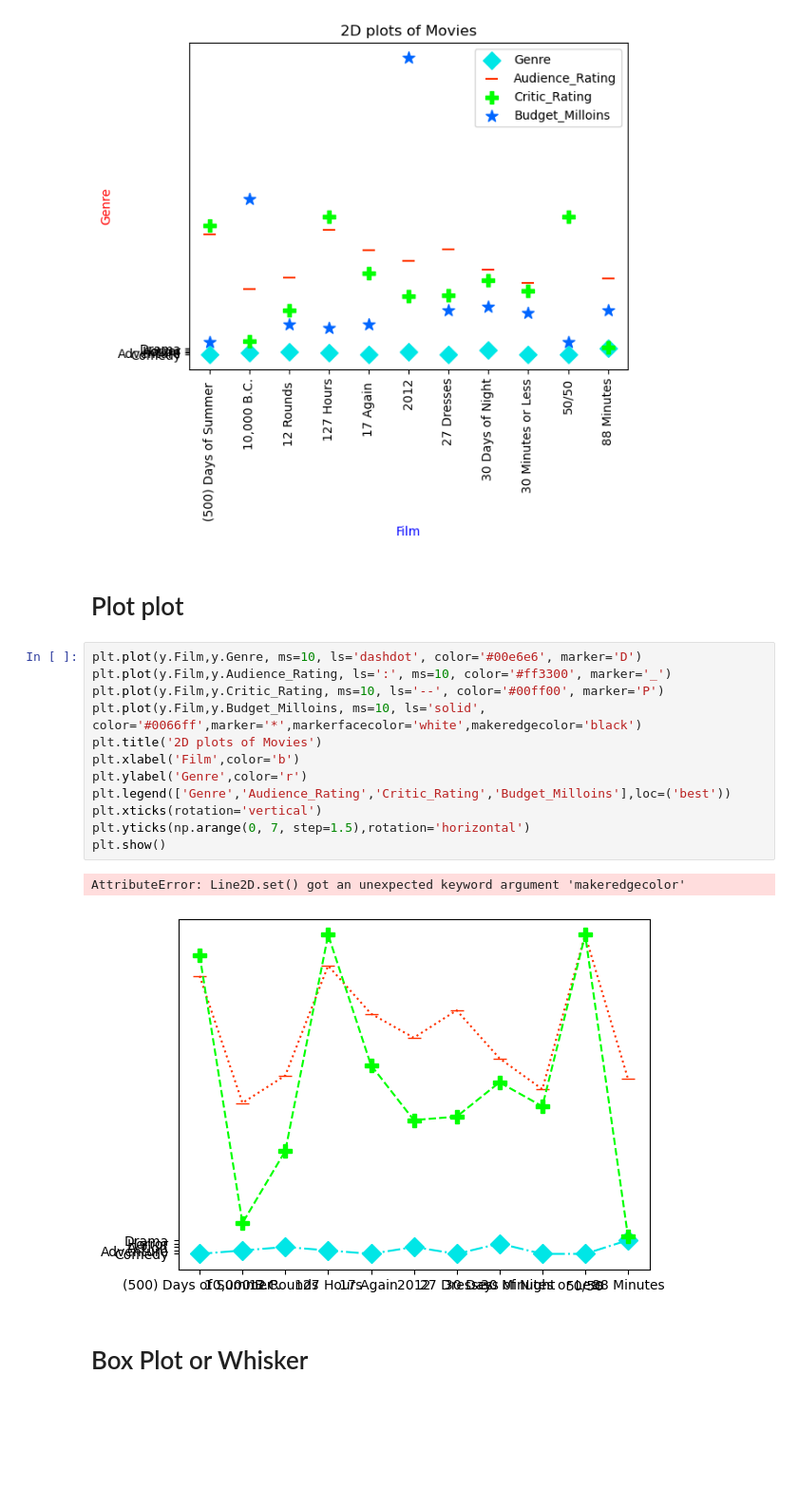
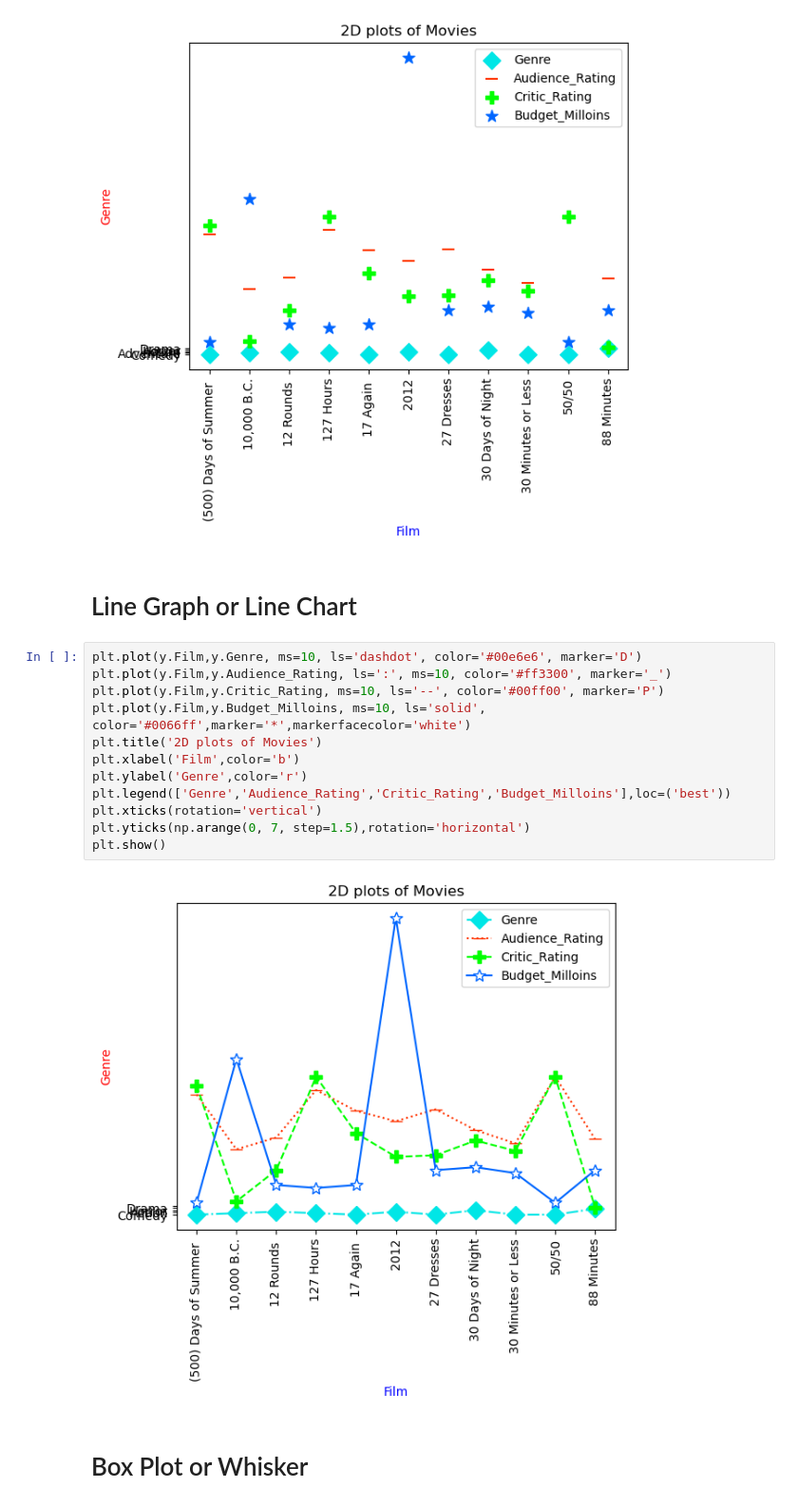
Before and after one commit to Maoulid94/Task-Matplotlib-Visualization, a Jupyter notebook: Task for matplotlib Visualization.ipynb, the cells around one changed output. Shown at 95% size. Drawn from its saved outputs; the diff is of its cells as text; blank space fills up the shorter version.

```diff
--- a/Task for matplotlib Visualization.ipynb
+++ b/Task for matplotlib Visualization.ipynb
@@ -167,22 +167,21 @@ plt.show()
 # %% [output]
 [figure]
 # %% [markdown]
-# Plot plot
+# Line Graph or Line Chart
 # %%
 plt.plot(y.Film,y.Genre, ms=10, ls='dashdot', color='#00e6e6', marker='D')
 plt.plot(y.Film,y.Audience_Rating, ls=':', ms=10, color='#ff3300', marker='_')
 plt.plot(y.Film,y.Critic_Rating, ms=10, ls='--', color='#00ff00', marker='P')
-plt.plot(y.Film,y.Budget_Milloins, ms=10, ls='solid', color='#0066ff',marker='*',markerfacecolor='white',makeredgecolor='black')
+plt.plot(y.Film,y.Budget_Milloins, ms=10, ls='solid', color='#0066ff',marker='*',markerfacecolor='white')
 plt.title('2D plots of Movies')
 plt.xlabel('Film',color='b')
 plt.ylabel('Genre',color='r')
 plt.legend(['Genre','Audience_Rating','Critic_Rating','Budget_Milloins'],loc=('best'))
 plt.xticks(rotation='vertical')
 plt.yticks(np.arange(0, 7, step=1.5),rotation='horizontal')
 plt.show()
 # %% [output]
-AttributeError: Line2D.set() got an unexpected keyword argument 'makeredgecolor'
-[figure, old version]
+[figure, new version]
 # %% [markdown]
 # Box Plot or Whisker
 # %%
```
Also changed, not shown: parts of 8 cells of this notebook.
